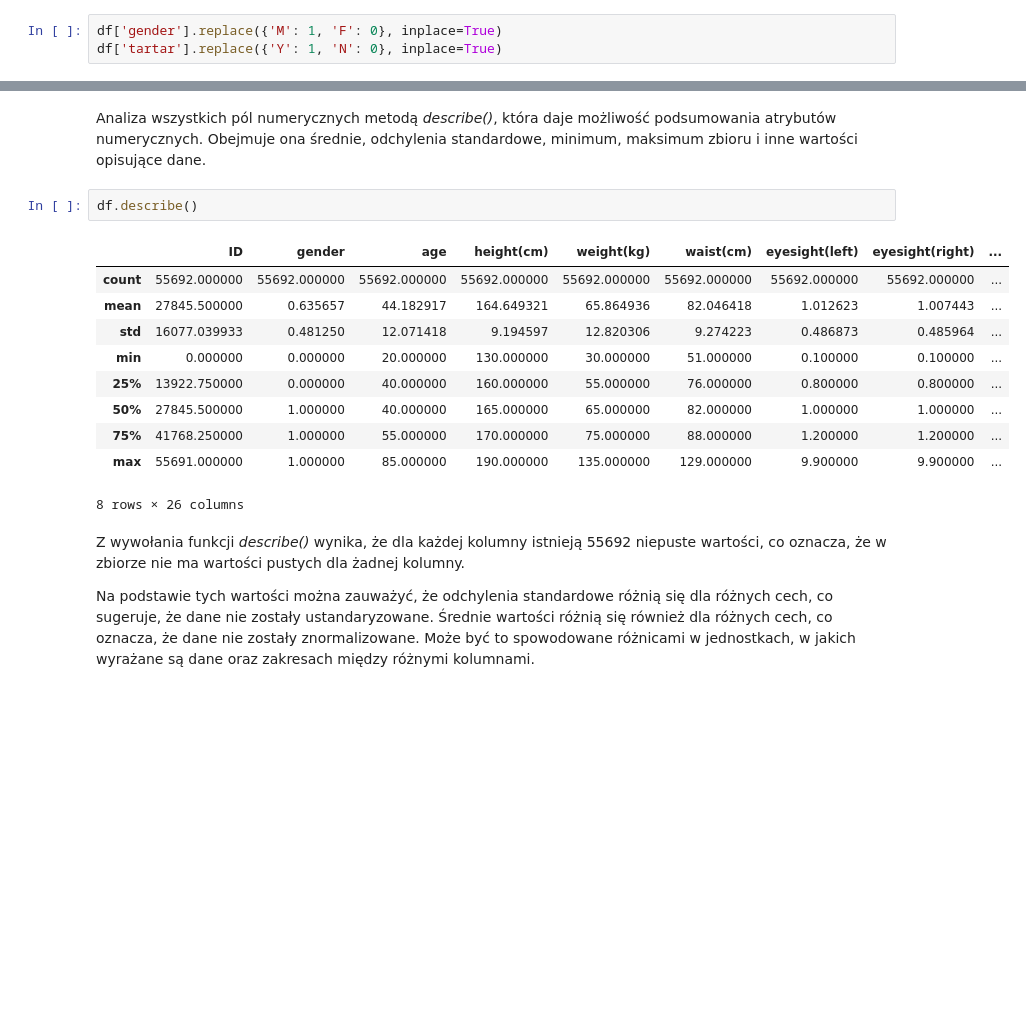
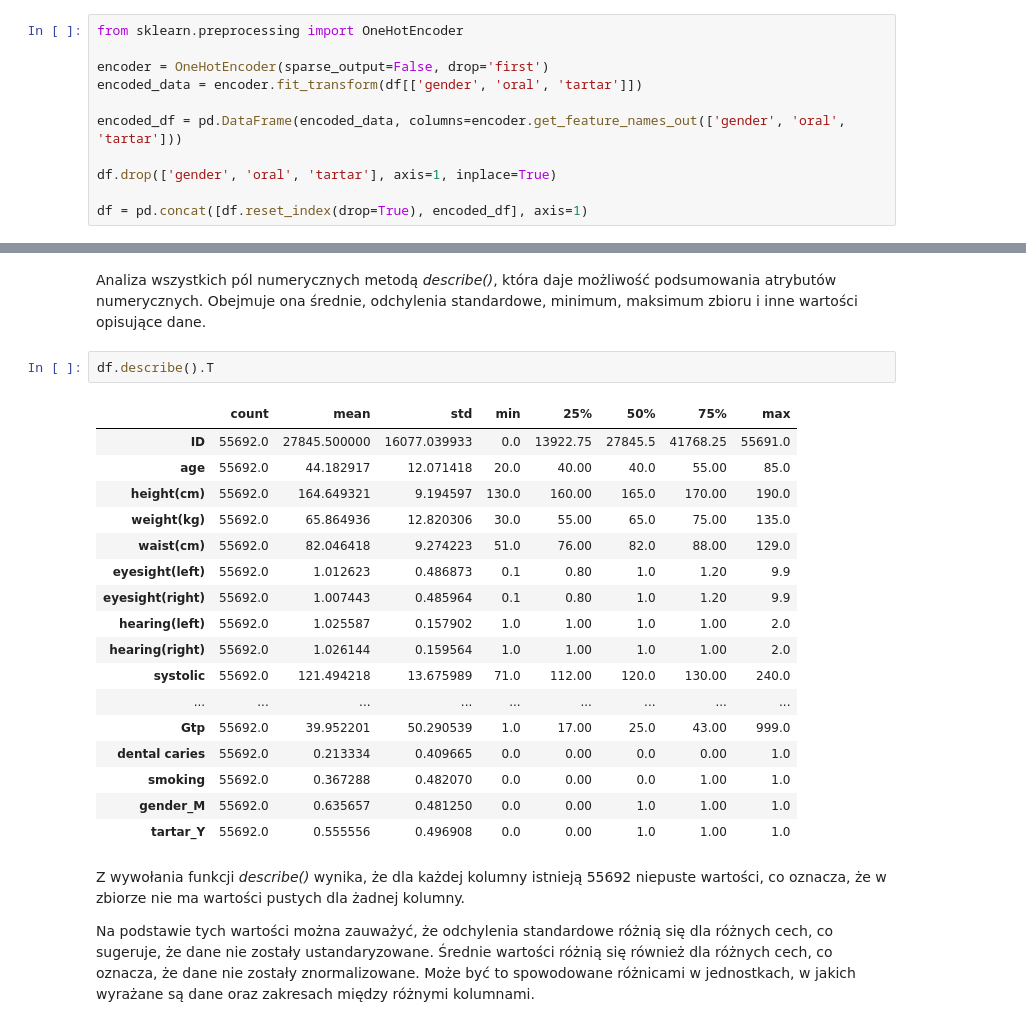
Before and after one commit to GWeronika/MachineLearningProjectSI, a Jupyter notebook: SI_project_smoking.ipynb, the cells around one changed output, grey strips where cells are left out. Saved outputs shown, nothing was run; the diff lists cells and outputs as text; blank space fills up the shorter version.

```diff
--- a/SI_project_smoking.ipynb
+++ b/SI_project_smoking.ipynb
@@ -76,8 +76,16 @@ Oba binarne atrybuty zostaną więc, za pomocą funkcji *replace()*, przekształ
 - dla *gender*: 0-F, 1-M,
 - dla *tartar*: 0-N, 1-Y.
 # %%
-df['gender'].replace({'M': 1, 'F': 0}, inplace=True)
-df['tartar'].replace({'Y': 1, 'N': 0}, inplace=True)
+from sklearn.preprocessing import OneHotEncoder
+
+encoder = OneHotEncoder(sparse_output=False, drop='first')
+encoded_data = encoder.fit_transform(df[['gender', 'oral', 'tartar']])
+
+encoded_df = pd.DataFrame(encoded_data, columns=encoder.get_feature_names_out(['gender', 'oral', 'tartar']))
+
+df.drop(['gender', 'oral', 'tartar'], axis=1, inplace=True)
+
+df = pd.concat([df.reset_index(drop=True), encoded_df], axis=1)
 # %% [markdown]
 Po wykonaniu tej operacji, dla obu kolumn zostały utworzone nowe kolumny binarne. Każda z tych kolumn reprezentuje jedną z unikalnych wartości, a wiersze zawierają wartości 0 lub 1.
 # %% [markdown]
@@ -85,18 +93,25 @@ Po wykonaniu tej operacji, dla obu kolumn zostały utworzone nowe kolumny binarn
 # %% [markdown]
 Analiza wszystkich pól numerycznych metodą *describe()*, która daje możliwość podsumowania atrybutów numerycznych. Obejmuje ona średnie, odchylenia standardowe, minimum, maksimum zbioru i inne wartości opisujące dane.
 # %%
-df.describe()
+df.describe().T
 # %% [output]
-|  | ID | gender | age | height(cm) | weight(kg) | waist(cm) | eyesight(left) | eyesight(right) | ... |
-| count | 55692.000000 | 55692.000000 | 55692.000000 | 55692.000000 | 55692.000000 | 55692.000000 | 55692.000000 | 55692.000000 | ... |
-| mean | 27845.500000 | 0.635657 | 44.182917 | 164.649321 | 65.864936 | 82.046418 | 1.012623 | 1.007443 | ... |
-| std | 16077.039933 | 0.481250 | 12.071418 | 9.194597 | 12.820306 | 9.274223 | 0.486873 | 0.485964 | ... |
-| min | 0.000000 | 0.000000 | 20.000000 | 130.000000 | 30.000000 | 51.000000 | 0.100000 | 0.100000 | ... |
-| 25% | 13922.750000 | 0.000000 | 40.000000 | 160.000000 | 55.000000 | 76.000000 | 0.800000 | 0.800000 | ... |
-| 50% | 27845.500000 | 1.000000 | 40.000000 | 165.000000 | 65.000000 | 82.000000 | 1.000000 | 1.000000 | ... |
-| 75% | 41768.250000 | 1.000000 | 55.000000 | 170.000000 | 75.000000 | 88.000000 | 1.200000 | 1.200000 | ... |
-| max | 55691.000000 | 1.000000 | 85.000000 | 190.000000 | 135.000000 | 129.000000 | 9.900000 | 9.900000 | ... |
+|  | count | mean | std | min | 25% | 50% | 75% | max |
+| ID | 55692.0 | 27845.500000 | 16077.039933 | 0.0 | 13922.75 | 27845.5 | 41768.25 | 55691.0 |
+| age | 55692.0 | 44.182917 | 12.071418 | 20.0 | 40.00 | 40.0 | 55.00 | 85.0 |
+| height(cm) | 55692.0 | 164.649321 | 9.194597 | 130.0 | 160.00 | 165.0 | 170.00 | 190.0 |
+| weight(kg) | 55692.0 | 65.864936 | 12.820306 | 30.0 | 55.00 | 65.0 | 75.00 | 135.0 |
+| waist(cm) | 55692.0 | 82.046418 | 9.274223 | 51.0 | 76.00 | 82.0 | 88.00 | 129.0 |
+| eyesight(left) | 55692.0 | 1.012623 | 0.486873 | 0.1 | 0.80 | 1.0 | 1.20 | 9.9 |
+| eyesight(right) | 55692.0 | 1.007443 | 0.485964 | 0.1 | 0.80 | 1.0 | 1.20 | 9.9 |
+| hearing(left) | 55692.0 | 1.025587 | 0.157902 | 1.0 | 1.00 | 1.0 | 1.00 | 2.0 |
+| hearing(right) | 55692.0 | 1.026144 | 0.159564 | 1.0 | 1.00 | 1.0 | 1.00 | 2.0 |
+| systolic | 55692.0 | 121.494218 | 13.675989 | 71.0 | 112.00 | 120.0 | 130.00 | 240.0 |
+| ... | ... | ... | ... | ... | ... | ... | ... | ... |
+| Gtp | 55692.0 | 39.952201 | 50.290539 | 1.0 | 17.00 | 25.0 | 43.00 | 999.0 |
+| dental caries | 55692.0 | 0.213334 | 0.409665 | 0.0 | 0.00 | 0.0 | 0.00 | 1.0 |
+| smoking | 55692.0 | 0.367288 | 0.482070 | 0.0 | 0.00 | 0.0 | 1.00 | 1.0 |
+| gender_M | 55692.0 | 0.635657 | 0.481250 | 0.0 | 0.00 | 1.0 | 1.00 | 1.0 |
+| tartar_Y | 55692.0 | 0.555556 | 0.496908 | 0.0 | 0.00 | 1.0 | 1.00 | 1.0 |
-8 rows × 26 columns
 # %% [markdown]
 Z wywołania funkcji *describe()* wynika, że dla każdej kolumny istnieją 55692 niepuste wartości, co oznacza, że w zbiorze nie ma wartości pustych dla żadnej kolumny.
 
```
Also changed, not shown: parts of 12 cells of this notebook.
